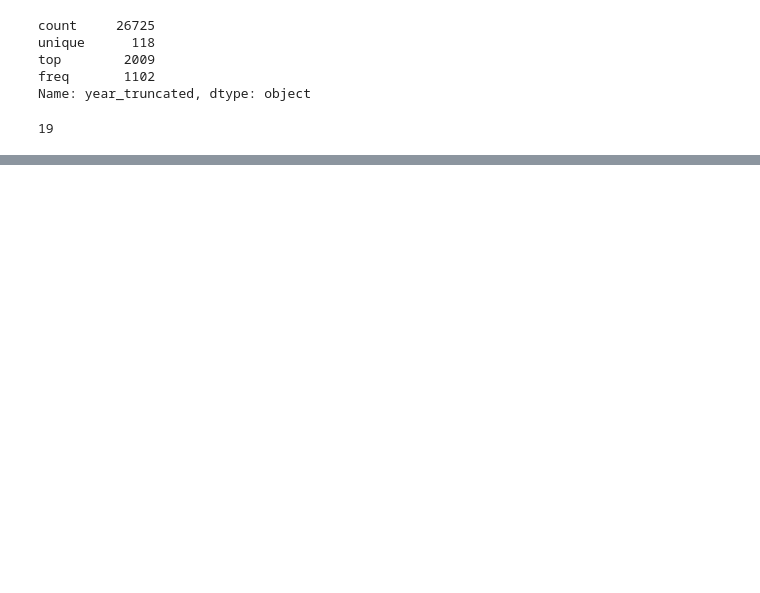
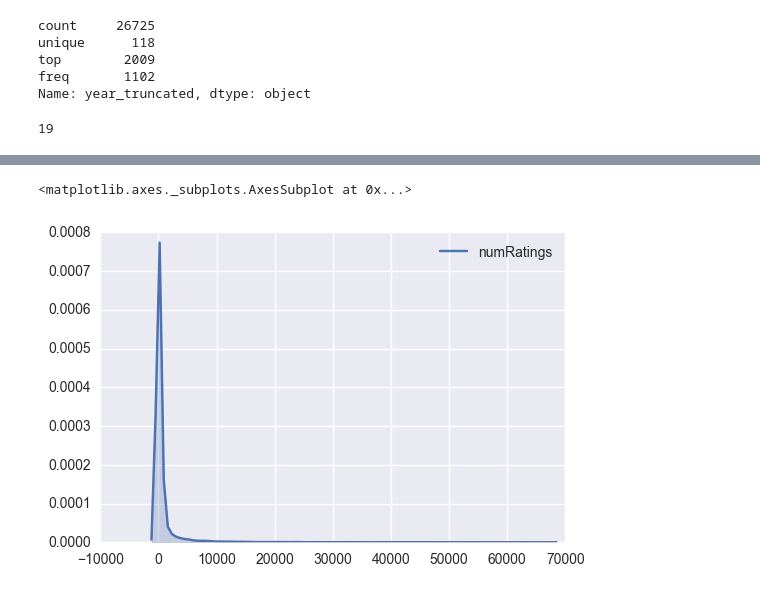
Before and after one commit to margaretpearce/movielens-spark, a Jupyter notebook: movie_ratings_cleaning.ipynb, the cells around one changed output, grey strips where cells are left out. Cells and saved outputs as stored; diff of their text form; code cells hidden in the pictures; blank space fills up the shorter version.

```diff
--- a/movie_ratings_cleaning.ipynb
+++ b/movie_ratings_cleaning.ipynb
@@ -126,0 +164,5 @@ data_select['year_truncated'].isnull().sum()
+# %%
+sns.kdeplot(num_ratings, shade=True)
+# %% [output]
+<matplotlib.axes._subplots.AxesSubplot at 0x...>
+[figure, added]
```
Also changed, not shown: parts of 10 cells of this notebook.
